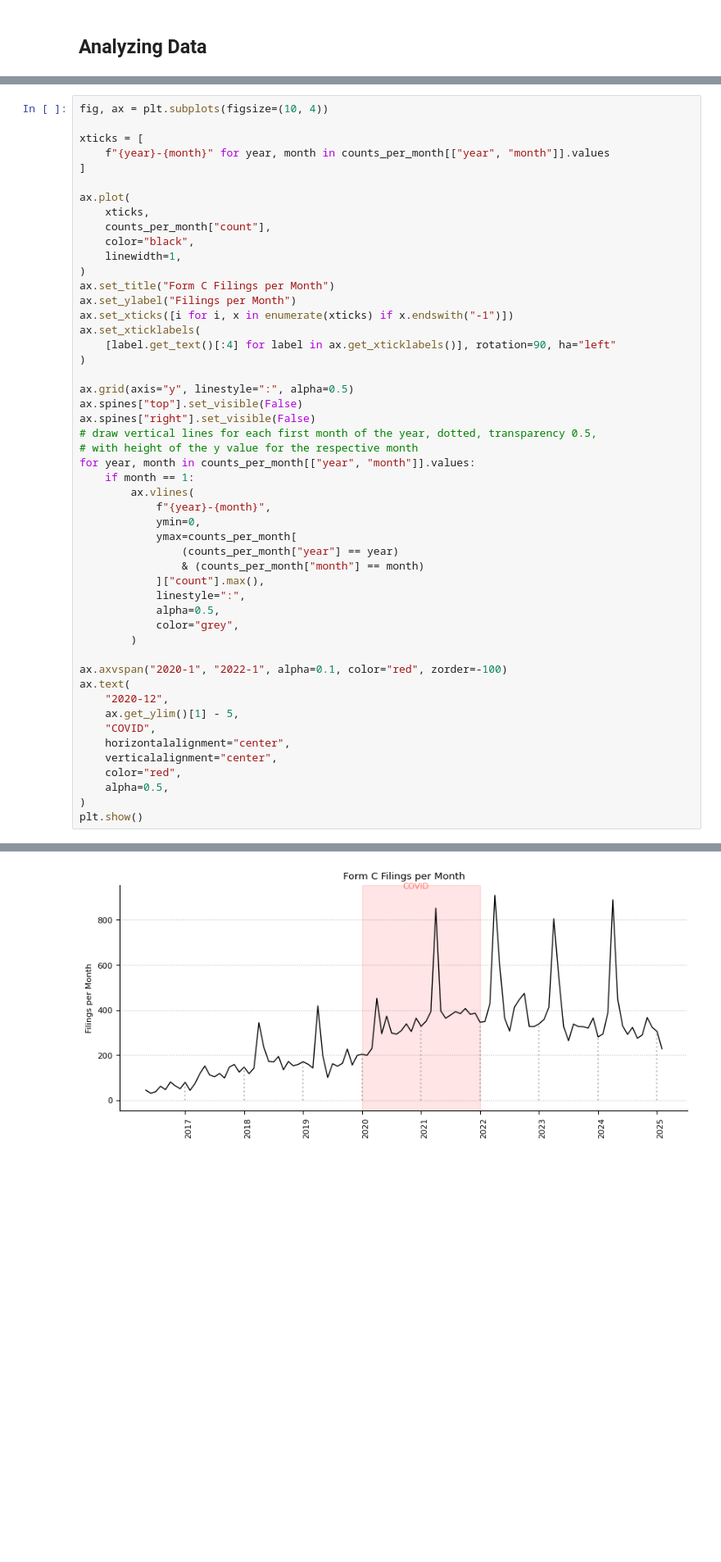
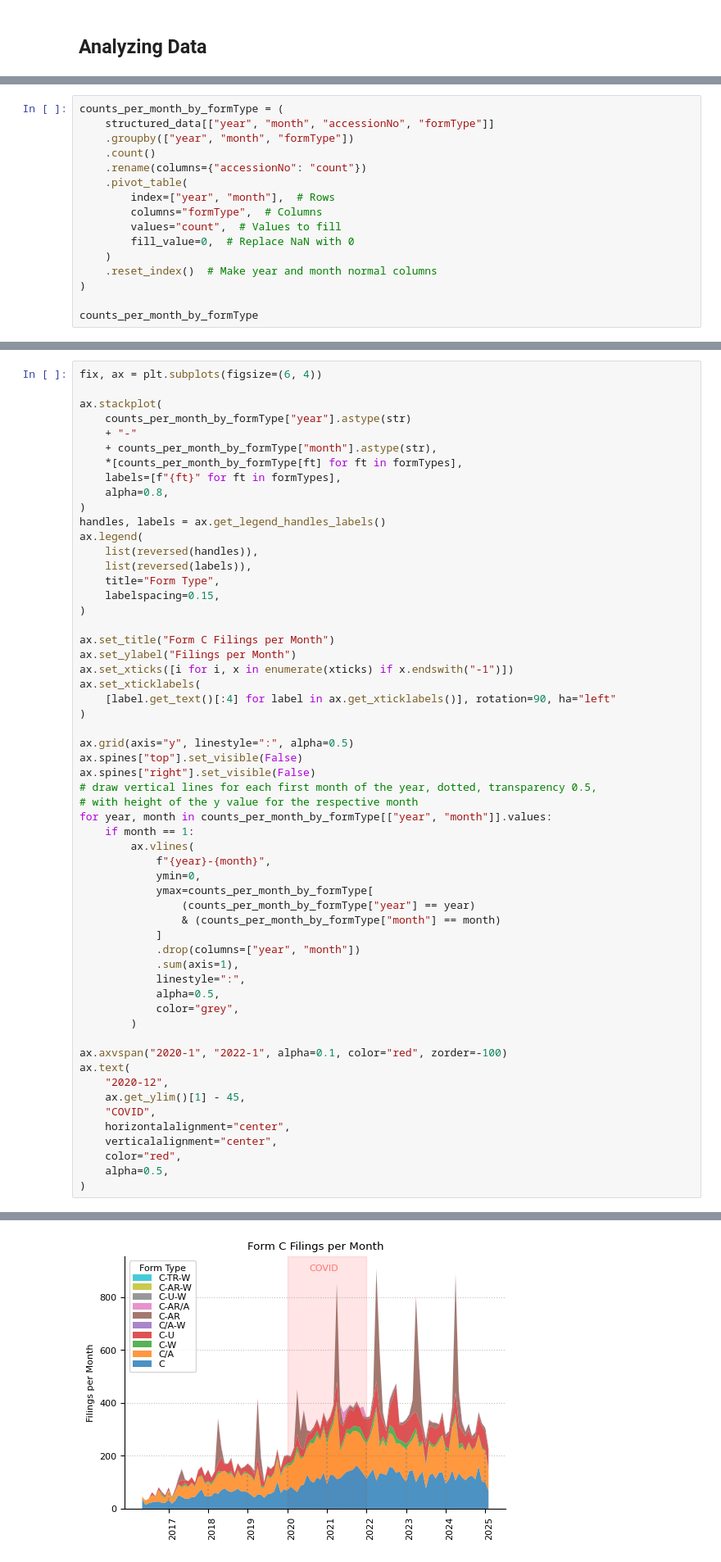
Before and after one commit to SEC-API-io/sec-api-cookbook, a Jupyter notebook: notebooks/form-c/form-c-tutorial-website.ipynb, the cells around one changed output, grey strips where cells are left out. Shown at 82% size. Drawn from its saved outputs; the diff is of its cells as text; blank space fills up the shorter version.

```diff
--- a/notebooks/form-c/form-c-tutorial-website.ipynb
+++ b/notebooks/form-c/form-c-tutorial-website.ipynb
@@ -542,0 +652,16 @@ counts_per_month
+# %%
+counts_per_month_by_formType = (
+    structured_data[["year", "month", "accessionNo", "formType"]]
+    .groupby(["year", "month", "formType"])
+    .count()
+    .rename(columns={"accessionNo": "count"})
+    .pivot_table(
+        index=["year", "month"],  # Rows
+        columns="formType",  # Columns
+        values="count",  # Values to fill
+        fill_value=0,  # Replace NaN with 0
+    )
+    .reset_index()  # Make year and month normal columns
+)
+
+counts_per_month_by_formType
@@ -543,16 +682,22 @@ counts_per_month
 # %%
-fig, ax = plt.subplots(figsize=(10, 4))
+fix, ax = plt.subplots(figsize=(6, 4))
 
-xticks = [
-    f"{year}-{month}" for year, month in counts_per_month[["year", "month"]].values
-]
+ax.stackplot(
+    counts_per_month_by_formType["year"].astype(str)
+    + "-"
+    + counts_per_month_by_formType["month"].astype(str),
+    *[counts_per_month_by_formType[ft] for ft in formTypes],
+    labels=[f"{ft}" for ft in formTypes],
+    alpha=0.8,
+)
+handles, labels = ax.get_legend_handles_labels()
+ax.legend(
+    list(reversed(handles)),
+    list(reversed(labels)),
+    title="Form Type",
+    labelspacing=0.15,
+)
 
-ax.plot(
-    xticks,
-    counts_per_month["count"],
-    color="black",
-    linewidth=1,
-)
 ax.set_title("Form C Filings per Month")
 ax.set_ylabel("Filings per Month")
 ax.set_xticks([i for i, x in enumerate(xticks) if x.endswith("-1")])
@@ -565,15 +710,17 @@ ax.spines["top"].set_visible(False)
 ax.spines["right"].set_visible(False)
 # draw vertical lines for each first month of the year, dotted, transparency 0.5,
 # with height of the y value for the respective month
-for year, month in counts_per_month[["year", "month"]].values:
+for year, month in counts_per_month_by_formType[["year", "month"]].values:
     if month == 1:
         ax.vlines(
             f"{year}-{month}",
             ymin=0,
-            ymax=counts_per_month[
-                (counts_per_month["year"] == year)
-                & (counts_per_month["month"] == month)
-            ]["count"].max(),
+            ymax=counts_per_month_by_formType[
+                (counts_per_month_by_formType["year"] == year)
+                & (counts_per_month_by_formType["month"] == month)
+            ]
+            .drop(columns=["year", "month"])
+            .sum(axis=1),
             linestyle=":",
             alpha=0.5,
             color="grey",
@@ -582,12 +729,11 @@ for year, month in counts_per_month[["year", "month"]].values:
 ax.axvspan("2020-1", "2022-1", alpha=0.1, color="red", zorder=-100)
 ax.text(
     "2020-12",
-    ax.get_ylim()[1] - 5,
+    ax.get_ylim()[1] - 45,
     "COVID",
     horizontalalignment="center",
     verticalalignment="center",
     color="red",
     alpha=0.5,
 )
-plt.show()
 # %% [output]
@@ -594,4 +741,4 @@ plt.show()
-[figure, old version]
+[figure, new version]
 # %%
 counts_filedAtClass = (
     structured_data.drop_duplicates(subset=["accessionNo"])
```
Also changed, not shown: parts of 26 cells of this notebook.
